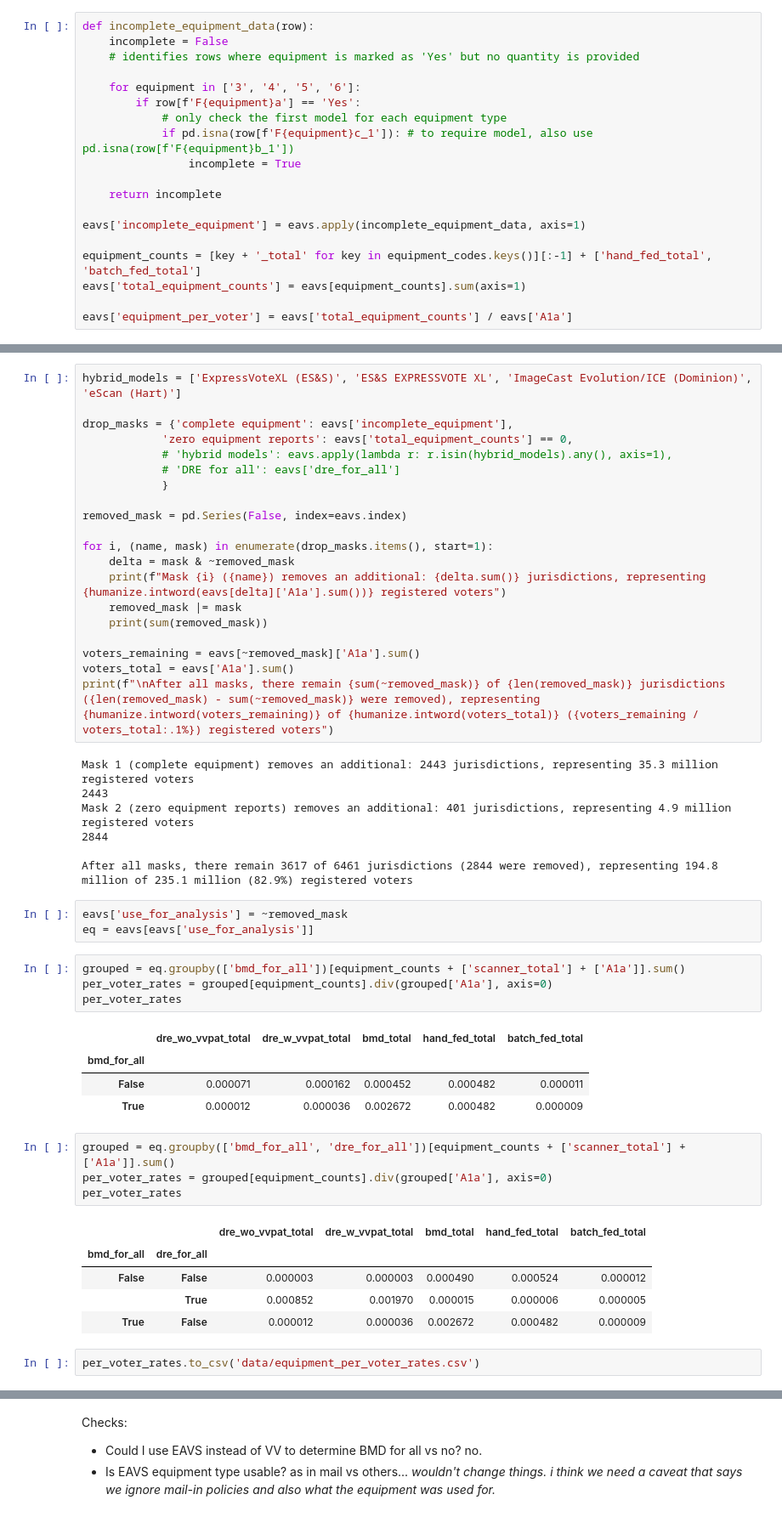
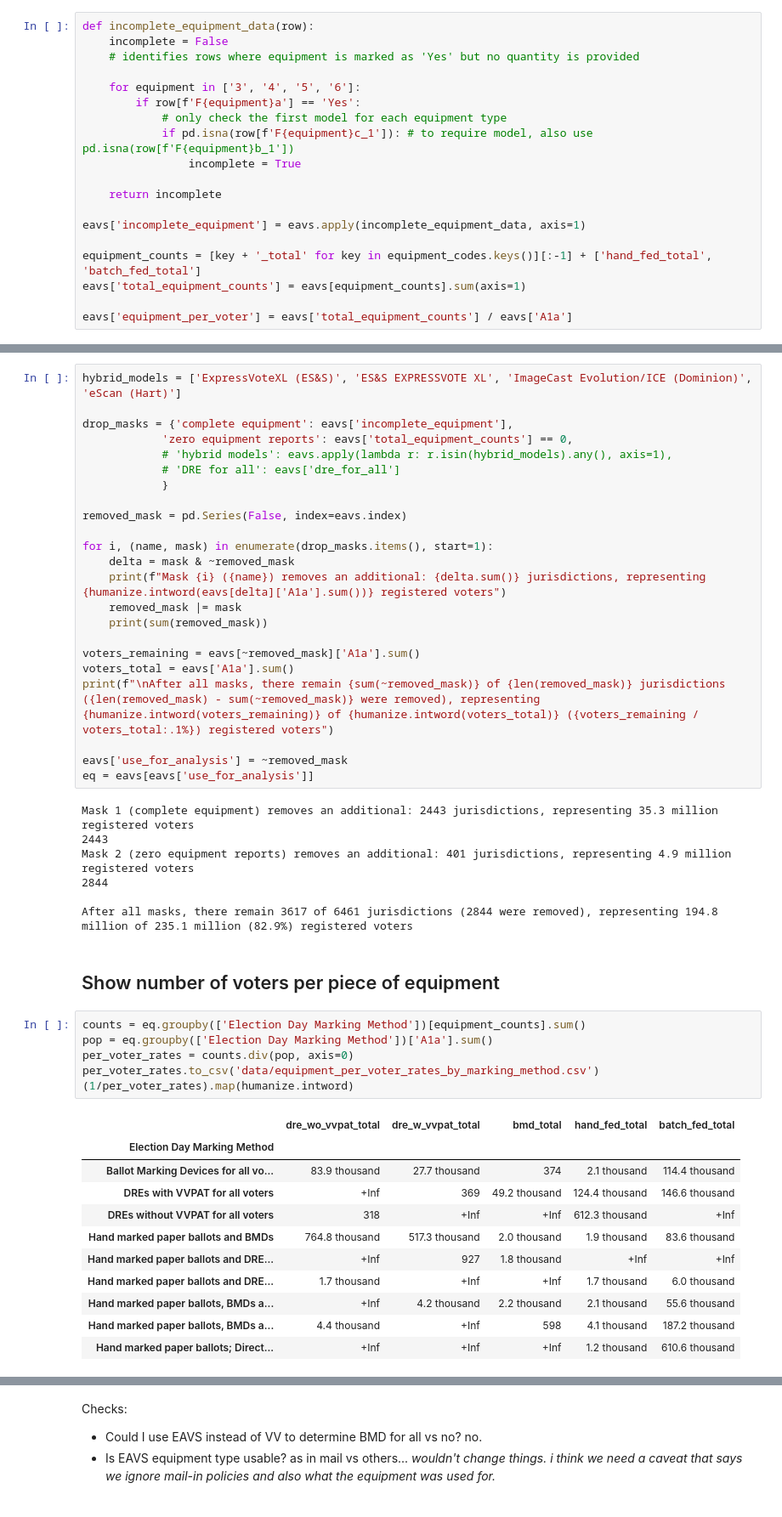
Before and after one commit to Bipartisan-Policy-Center/voting-equipment, a Jupyter notebook: cost_analysis.ipynb, the cells around one changed output, grey strips where cells are left out. Shown: that part at 85% size. Cells and saved outputs as stored; diff of their text form.

Commit message:
equipment per voter by VV marking method

```diff
--- a/cost_analysis.ipynb
+++ b/cost_analysis.ipynb
@@ -264,6 +266,9 @@ for i, (name, mask) in enumerate(drop_masks.items(), start=1):
 voters_remaining = eavs[~removed_mask]['A1a'].sum()
 voters_total = eavs['A1a'].sum()
 print(f"\nAfter all masks, there remain {sum(~removed_mask)} of {len(removed_mask)} jurisdictions ({len(removed_mask) - sum(~removed_mask)} were removed), representing {humanize.intword(voters_remaining)} of {humanize.intword(voters_total)} ({voters_remaining / voters_total:.1%}) registered voters")
+
+eavs['use_for_analysis'] = ~removed_mask
+eq = eavs[eavs['use_for_analysis']]
 # %% [output]
 Mask 1 (complete equipment) removes an additional: 2443 jurisdictions, representing 35.3 million registered voters
 2443
@@ -271,27 +276,23 @@ Mask 2 (zero equipment reports) removes an additional: 401 jurisdictions, repres
 2844
 
 After all masks, there remain 3617 of 6461 jurisdictions (2844 were removed), representing 194.8 million of 235.1 million (82.9%) registered voters
-# %%
-eavs['use_for_analysis'] = ~removed_mask
-eq = eavs[eavs['use_for_analysis']]
-# %%
-grouped = eq.groupby(['bmd_for_all'])[equipment_counts + ['scanner_total'] + ['A1a']].sum()
-per_voter_rates = grouped[equipment_counts].div(grouped['A1a'], axis=0)
-per_voter_rates
-# %% [output]
-|  | dre_wo_vvpat_total | dre_w_vvpat_total | bmd_total | hand_fed_total | batch_fed_total |
-| bmd_for_all |  |  |  |  |  |
-| False | 0.000071 | 0.000162 | 0.000452 | 0.000482 | 0.000011 |
-| True | 0.000012 | 0.000036 | 0.002672 | 0.000482 | 0.000009 |
-# %%
-grouped = eq.groupby(['bmd_for_all', 'dre_for_all'])[equipment_counts + ['scanner_total'] + ['A1a']].sum()
-per_voter_rates = grouped[equipment_counts].div(grouped['A1a'], axis=0)
-per_voter_rates
-# %% [output]
-|  |  | dre_wo_vvpat_total | dre_w_vvpat_total | bmd_total | hand_fed_total | batch_fed_total |
-| bmd_for_all | dre_for_all |  |  |  |  |  |
-| False | False | 0.000003 | 0.000003 | 0.000490 | 0.000524 | 0.000012 |
-|  | True | 0.000852 | 0.001970 | 0.000015 | 0.000006 | 0.000005 |
-| True | False | 0.000012 | 0.000036 | 0.002672 | 0.000482 | 0.000009 |
-# %%
-per_voter_rates.to_csv('data/equipment_per_voter_rates.csv')
+# %% [markdown]
+## Show number of voters per piece of equipment
+# %%
+counts = eq.groupby(['Election Day Marking Method'])[equipment_counts].sum()
+pop = eq.groupby(['Election Day Marking Method'])['A1a'].sum()
+per_voter_rates = counts.div(pop, axis=0)
+per_voter_rates.to_csv('data/equipment_per_voter_rates_by_marking_method.csv')
+(1/per_voter_rates).map(humanize.intword)
+# %% [output]
+|  | dre_wo_vvpat_total | dre_w_vvpat_total | bmd_total | hand_fed_total | batch_fed_total |
+| Election Day Marking Method |  |  |  |  |  |
+| Ballot Marking Devices for all vo... | 83.9 thousand | 27.7 thousand | 374 | 2.1 thousand | 114.4 thousand |
+| DREs with VVPAT for all voters | +Inf | 369 | 49.2 thousand | 124.4 thousand | 146.6 thousand |
+| DREs without VVPAT for all voters | 318 | +Inf | +Inf | 612.3 thousand | +Inf |
+| Hand marked paper ballots and BMDs | 764.8 thousand | 517.3 thousand | 2.0 thousand | 1.9 thousand | 83.6 thousand |
+| Hand marked paper ballots and DRE... | +Inf | 927 | 1.8 thousand | +Inf | +Inf |
+| Hand marked paper ballots and DRE... | 1.7 thousand | +Inf | +Inf | 1.7 thousand | 6.0 thousand |
+| Hand marked paper ballots, BMDs a... | +Inf | 4.2 thousand | 2.2 thousand | 2.1 thousand | 55.6 thousand |
+| Hand marked paper ballots, BMDs a... | 4.4 thousand | +Inf | 598 | 4.1 thousand | 187.2 thousand |
+| Hand marked paper ballots; Direct... | +Inf | +Inf | +Inf | 1.2 thousand | 610.6 thousand |
```
Also changed, not shown: parts of 5 cells of this notebook, 1 other file.
